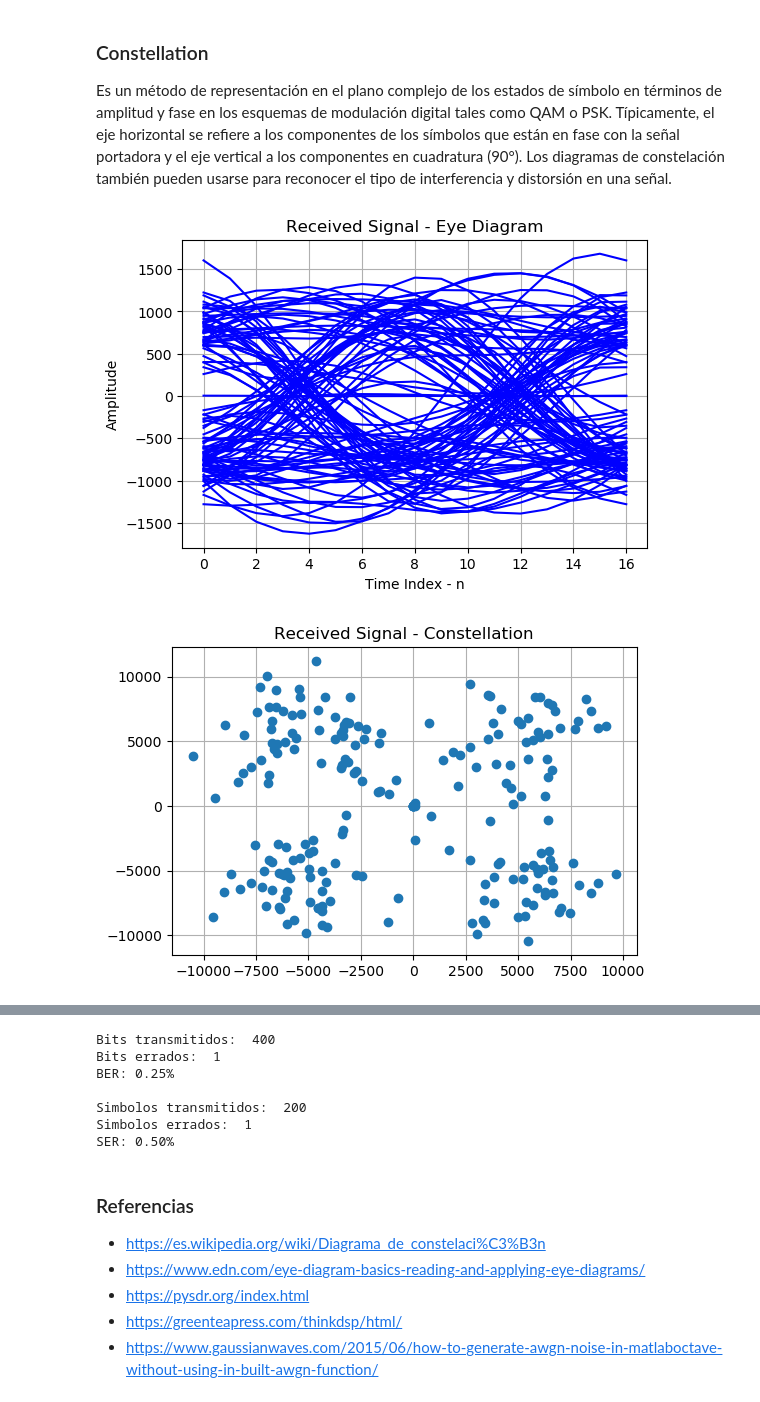
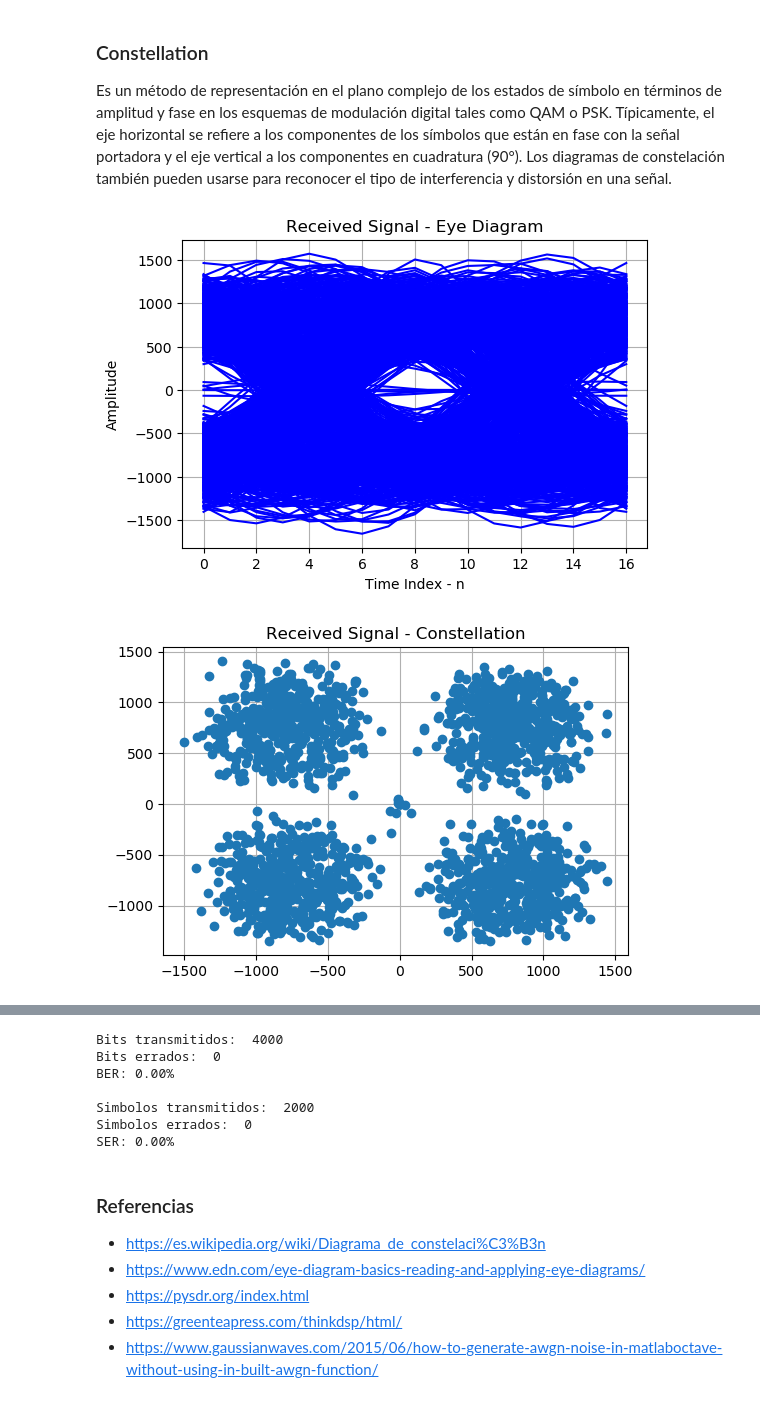
Before and after one commit to sofia-am/QPSK-8PSK-Simulation, a Jupyter notebook: notebook/QPSKmodem.ipynb, the cells around one changed output, grey strips where cells are left out. Drawn from its saved outputs; the diff is of its cells as text; code cells hidden in the pictures.

```diff
--- a/notebook/QPSKmodem.ipynb
+++ b/notebook/QPSKmodem.ipynb
@@ -51,7 +54,7 @@ bps = 2  # bits per symbol
 sample_rate = 800 #[Hz] samples per second
 sampling_period = 1/sample_rate  # [s] time between samples
 sps = 8  # [samples/symbol] cantidad de samples por simbolo
-N = 400   # [bits] cantidad de bits a transmitir
+N = 4000   # [bits] cantidad de bits a transmitir
 Nsym = int(N/bps)  # [symbols] cantidad de simbolos que tomamos en total
 symbol_period = sampling_period*sps  # [s] periodo de cada simbolo
 
@@ -213,7 +216,7 @@ $\phi_2(t) = \sqrt{\frac{2}{T_s}} cos(2\pi f_c t)$
 
 donde $T_s$ es el periodo de símbolo y $f_c$ la frecuencia de la portadora.
 # %%
-Fc = 1e6  # [Hz] carrier frequency
+Fc = 1e3  # [Hz] carrier frequency
 #t = np.arange(0, len(i_filtered))/len(i_filtered)
 t = np.linspace(0, 1, len(i_filtered))
 print("i_filtered size: ", len(i_filtered), "\nt size: ", len(t))
@@ -222,6 +225,7 @@ i_carrier = np.sqrt(2/symbol_period)*np.sin((2.0*np.pi*Fc*t))
 q_carrier = np.sqrt(2/symbol_period)*np.cos((2.0*np.pi*Fc*t))
 #print("time: ", t)
 #print("\ni_Carrier: ", i_carrier)
+print("Sample time: ", symbol_period, "\nAmplitud: ", np.sqrt(2/symbol_period))
 
 plt.figure(figsize=(20, 3))
 plt.plot(i_carrier)
@@ -296,7 +302,7 @@ signal_modulated = i_modulated + q_modulated
 #noise = np.random.randn(len(signal_modulated))
 #noise = np.random.normal(0, 0.4, len(signal_modulated))
 #signal_noise = signal_modulated + noise
-SNRdb = 0# [dB] A ratio higher than 1:1 (greater than 0 dB) indicates more signal than noise.
+SNRdb = 10 # [dB] A ratio higher than 1:1 (greater than 0 dB) indicates more signal than noise.
 signal_noise, noise = awgn(signal_modulated, SNRdb, 1)
 t = np.arange(len(signal_modulated))
 
@@ -368,32 +374,37 @@ Es un método de representación en el plano complejo de los estados de símbolo
 # %%
 # --------------------- Diagrama de Ojo ---------------------#
 from sk_dsp_comm import digitalcom as dc
 length_eye = sps*2      # display length in samples (usually two symbols)
 start = 0               # start index
 
 dc.eye_plot(i_filtered_r, length_eye, start)
 plt.title("Received Signal - Eye Diagram")
 #dc.eye_plot(q_filtered_r, length_eye, start)
 #plt.title("Diagrama de ojo - Señal Imaginaria")
 plt.show()
 
 # ----------------------  Constelación ---------------------#
+time_offset = 1
 
-i_sampled = np.convolve(i_filtered_r, np.ones(sps))
-i_sampled = i_sampled[int(sps/2):]
+i_sampled =i_filtered_r
+i_sampled = i_sampled[time_offset:]
 i_sampled = i_sampled[sps::sps]
-q_sampled = np.convolve(q_filtered_r, np.ones(sps))
-q_sampled = q_sampled[int(sps/2):]
+q_sampled = q_filtered_r
+q_sampled = q_sampled[time_offset:]
 q_sampled = q_sampled[sps::sps]
+
+# Los simbolos que se observan en la coordenada 0,0 en la constelación ocurren a causa de un offset respecto al tiempo
+# esto se soluciona con técnicas de sincronización, pero no se implementan en este ejemplo porque son algoritmos mas complejos.
+# Para visualizar este fenómeno, se puede modificar el parámetro time_offset y observar como cambia la constelación.
 
 plt.figure(figsize=(6, 4))
 plt.plot(i_sampled, q_sampled, 'o')
 plt.title("Received Signal - Constellation")
 plt.grid(True)
 plt.show()
 # %% [output]
-[figure, old version]
+[figure, new version]
-[figure, old version]
+[figure, new version]
 # %% [markdown]
 # Estimación
 
@@ -403,6 +414,7 @@ phase_vector = np.array([])
 estimated_q = np.array([])
 estimated_i = np.array([])
 
+#---------------- Estimación del Símbolo -------------------#
 for i in range(0, len(i_filtered_r), sps):  # range(start, stop, step):
     phase = int(np.arctan2(q_filtered_r[i], i_filtered_r[i])*180/np.pi)
     # print(phase)
@@ -423,6 +435,7 @@ for i in range(0, len(i_filtered_r), sps):  # range(start, stop, step):
 
 symbol_error = 0
 bit_error = 0
+#----------------- Comparacion de Bits Recibidos vs Bits Transmitidos -------------------#
 for i in range(0, len(i_bits)):
     #print("Bit: ", i, " - ", estimated_i[i], estimated_q[i], estimated_c[i])
     sym_error_aux = 0
@@ -446,13 +459,13 @@ print("\nSimbolos transmitidos: ", Nsym)
 print("Simbolos errados: ", symbol_error)
 print("SER: {:.2f}%".format(SER))
 # %% [output]
-Bits transmitidos:  400
-Bits errados:  1
-BER: 0.25%
+Bits transmitidos:  4000
+Bits errados:  0
+BER: 0.00%
 
-Simbolos transmitidos:  200
-Simbolos errados:  1
-SER: 0.50%
+Simbolos transmitidos:  2000
+Simbolos errados:  0
+SER: 0.00%
 # %% [markdown]
 ### Referencias
 - https://es.wikipedia.org/wiki/Diagrama_de_constelaci%C3%B3n
```
Also changed, not shown: parts of 11 cells of this notebook, 1 other file.
